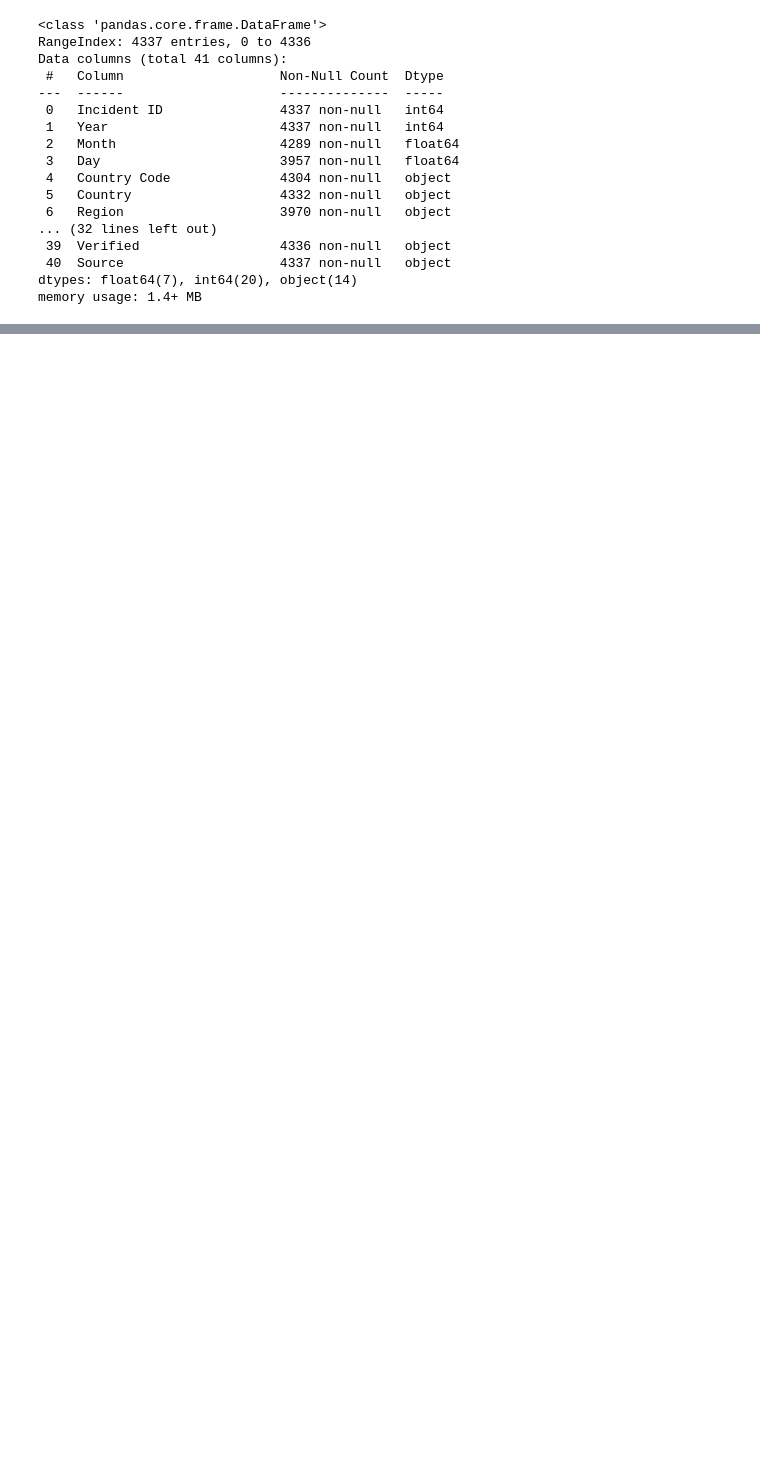
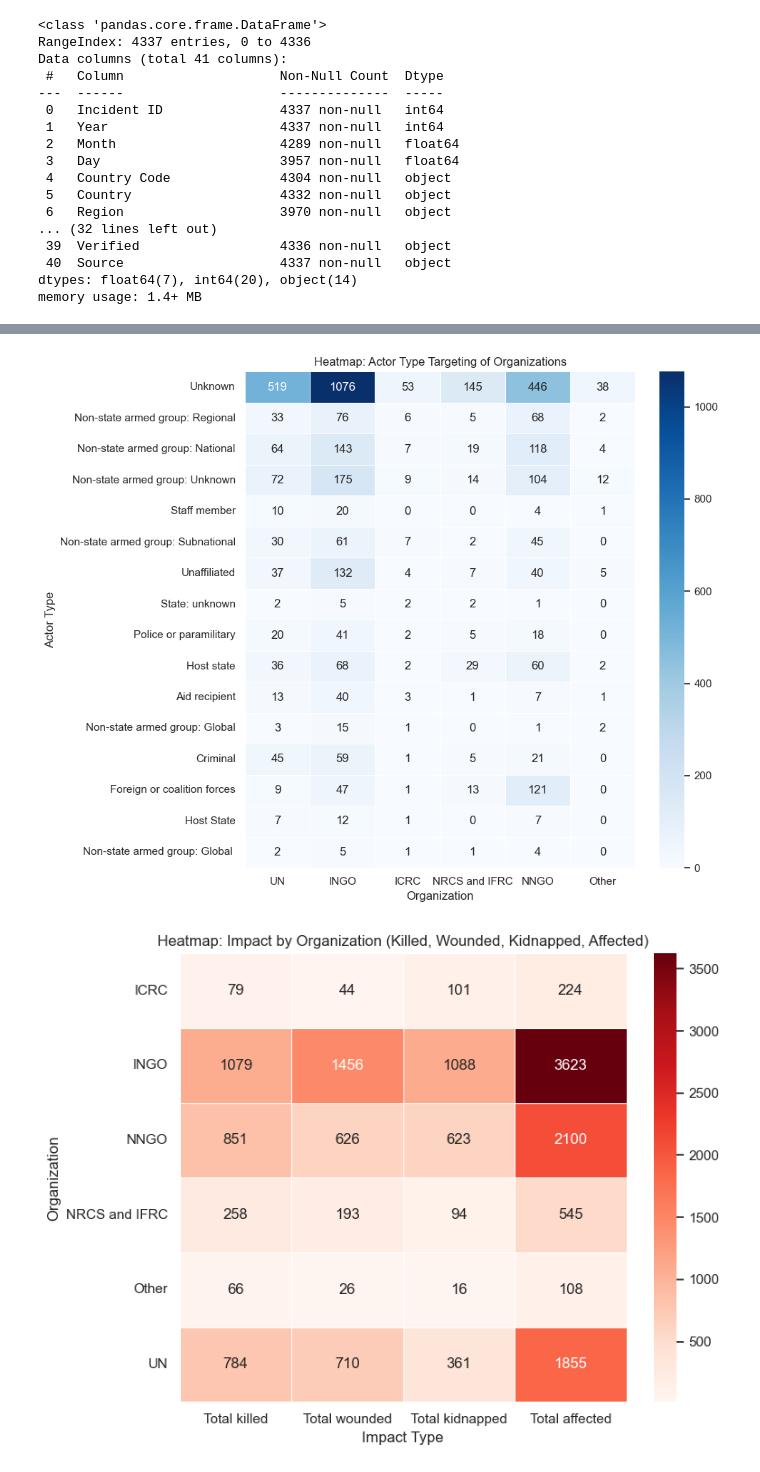
Before and after one commit to cjmijones/vertex-earth, a Jupyter notebook: security_data_handler.ipynb, the cells around one changed output, grey strips where cells are left out. Saved outputs shown, nothing was run; the diff lists cells and outputs as text; code cells hidden in the pictures; blank space fills up the shorter version.

```diff
--- a/security_data_handler.ipynb
+++ b/security_data_handler.ipynb
@@ -34,0 +153,47 @@ simple_df
+# %%
+# 1. Create a pivot table: Actor Type vs. Organization
+actor_org_matrix = pd.DataFrame(0, index=filtered_df["Actor type"].unique(), columns=org_columns)
+
+# Fill in co-occurrence counts
+for org in org_columns:
+    sub_df = filtered_df[filtered_df[org] > 0]
+    counts = sub_df["Actor type"].value_counts()
+    actor_org_matrix.loc[counts.index, org] = counts.values
+
+# Clean and remove low frequency actor types
+actor_org_matrix = actor_org_matrix.loc[actor_org_matrix.sum(axis=1) > 5]
+
+# 2. Create an Org vs. Impact matrix (sum values per org)
+# Melt organizations first
+org_melted = filtered_df.melt(id_vars=[
+    'Total killed', 'Total wounded', 'Total kidnapped', 'Total affected'
+], value_vars=org_columns, var_name="Organization", value_name="Present")
+
+# Filter only rows where org was involved
+org_melted = org_melted[org_melted["Present"] > 0]
+
+# Group and sum impact columns by organization
+impact_matrix = org_melted.groupby("Organization")[[
+    'Total killed', 'Total wounded', 'Total kidnapped', 'Total affected'
+]].sum()
+
+# Plot heatmap: Actor type vs. Organization
+plt.figure(figsize=(10, 8))
+sns.heatmap(actor_org_matrix, cmap="Blues", linewidths=0.5, annot=True, fmt="d")
+plt.title("Heatmap: Actor Type Targeting of Organizations")
+plt.xlabel("Organization")
+plt.ylabel("Actor Type")
+plt.tight_layout()
+plt.show()
+
+# Plot heatmap: Organization vs. Impact
+plt.figure(figsize=(8, 6))
+sns.heatmap(impact_matrix, cmap="Reds", linewidths=0.5, annot=True, fmt="d")
+plt.title("Heatmap: Impact by Organization (Killed, Wounded, Kidnapped, Affected)")
+plt.xlabel("Impact Type")
+plt.ylabel("Organization")
+plt.tight_layout()
+plt.show()
+# %% [output]
+[figure, added]
+[figure, added]
```
Also changed, not shown: parts of 6 cells of this notebook, 13 other files.
